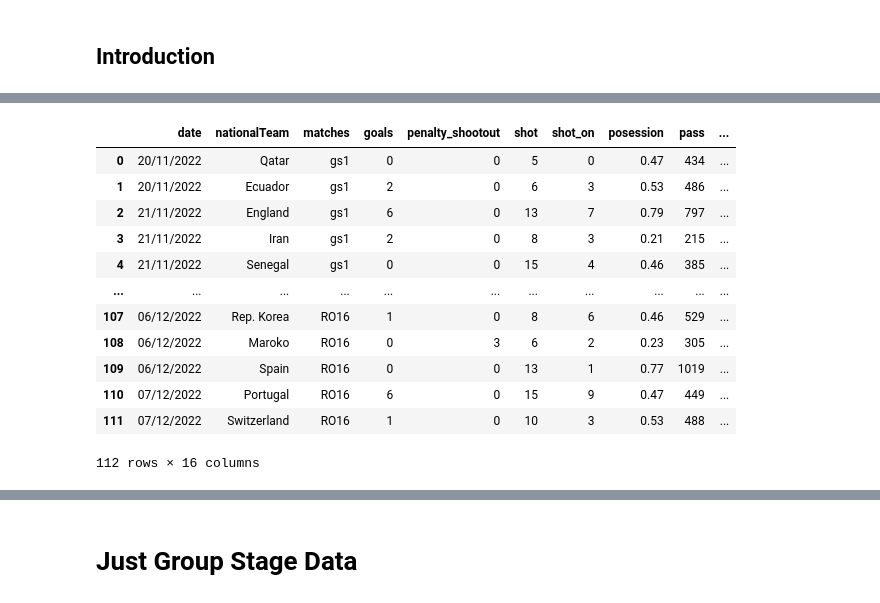
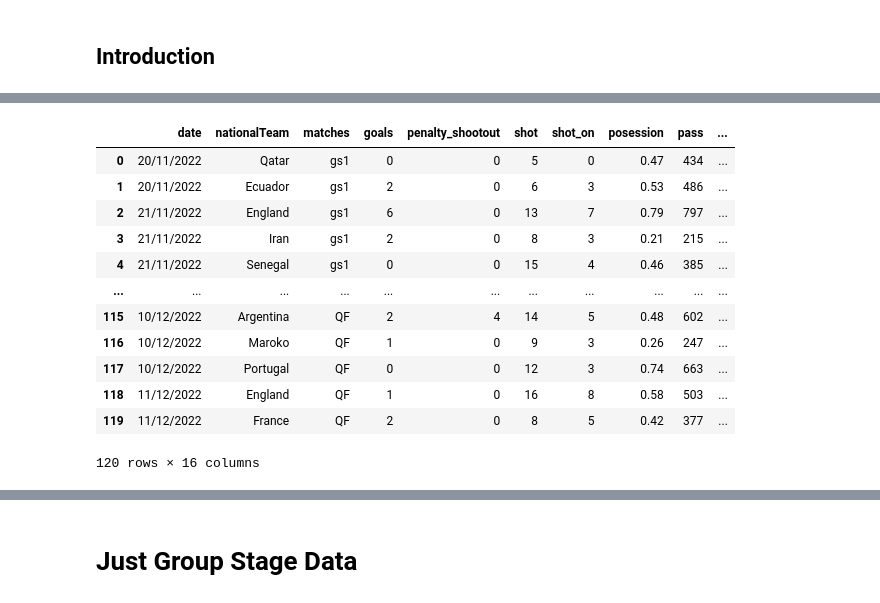
Before and after one commit to arivle/World-Cup-Data-Analytics, a Jupyter notebook: main-matchdata.ipynb, the cells around one changed output, grey strips where cells are left out. Saved outputs shown, nothing was run; the diff lists cells and outputs as text; code cells hidden in the pictures.

```diff
--- a/main-matchdata.ipynb
+++ b/main-matchdata.ipynb
@@ -28,22 +28,22 @@ df
 # %%
 #take the data of all full time match
 
-df2 = df[0:112]
+df2 = df[0:120]
 df2
 # %% [output]
 |  | date | nationalTeam | matches | goals | penalty_shootout | shot | shot_on | posession | pass | ... |
 | 0 | 20/11/2022 | Qatar | gs1 | 0 | 0 | 5 | 0 | 0.47 | 434 | ... |
 | 1 | 20/11/2022 | Ecuador | gs1 | 2 | 0 | 6 | 3 | 0.53 | 486 | ... |
 | 2 | 21/11/2022 | England | gs1 | 6 | 0 | 13 | 7 | 0.79 | 797 | ... |
 | 3 | 21/11/2022 | Iran | gs1 | 2 | 0 | 8 | 3 | 0.21 | 215 | ... |
 | 4 | 21/11/2022 | Senegal | gs1 | 0 | 0 | 15 | 4 | 0.46 | 385 | ... |
 | ... | ... | ... | ... | ... | ... | ... | ... | ... | ... | ... |
-| 107 | 06/12/2022 | Rep. Korea | RO16 | 1 | 0 | 8 | 6 | 0.46 | 529 | ... |
-| 108 | 06/12/2022 | Maroko | RO16 | 0 | 3 | 6 | 2 | 0.23 | 305 | ... |
-| 109 | 06/12/2022 | Spain | RO16 | 0 | 0 | 13 | 1 | 0.77 | 1019 | ... |
-| 110 | 07/12/2022 | Portugal | RO16 | 6 | 0 | 15 | 9 | 0.47 | 449 | ... |
-| 111 | 07/12/2022 | Switzerland | RO16 | 1 | 0 | 10 | 3 | 0.53 | 488 | ... |
+| 115 | 10/12/2022 | Argentina | QF | 2 | 4 | 14 | 5 | 0.48 | 602 | ... |
+| 116 | 10/12/2022 | Maroko | QF | 1 | 0 | 9 | 3 | 0.26 | 247 | ... |
+| 117 | 10/12/2022 | Portugal | QF | 0 | 0 | 12 | 3 | 0.74 | 663 | ... |
+| 118 | 11/12/2022 | England | QF | 1 | 0 | 16 | 8 | 0.58 | 503 | ... |
+| 119 | 11/12/2022 | France | QF | 2 | 0 | 8 | 5 | 0.42 | 377 | ... |
-112 rows × 16 columns
+120 rows × 16 columns
 # %%
 df2.describe()
 # %% [output]
```
Also changed, not shown: parts of 19 cells of this notebook, 1 other file.
